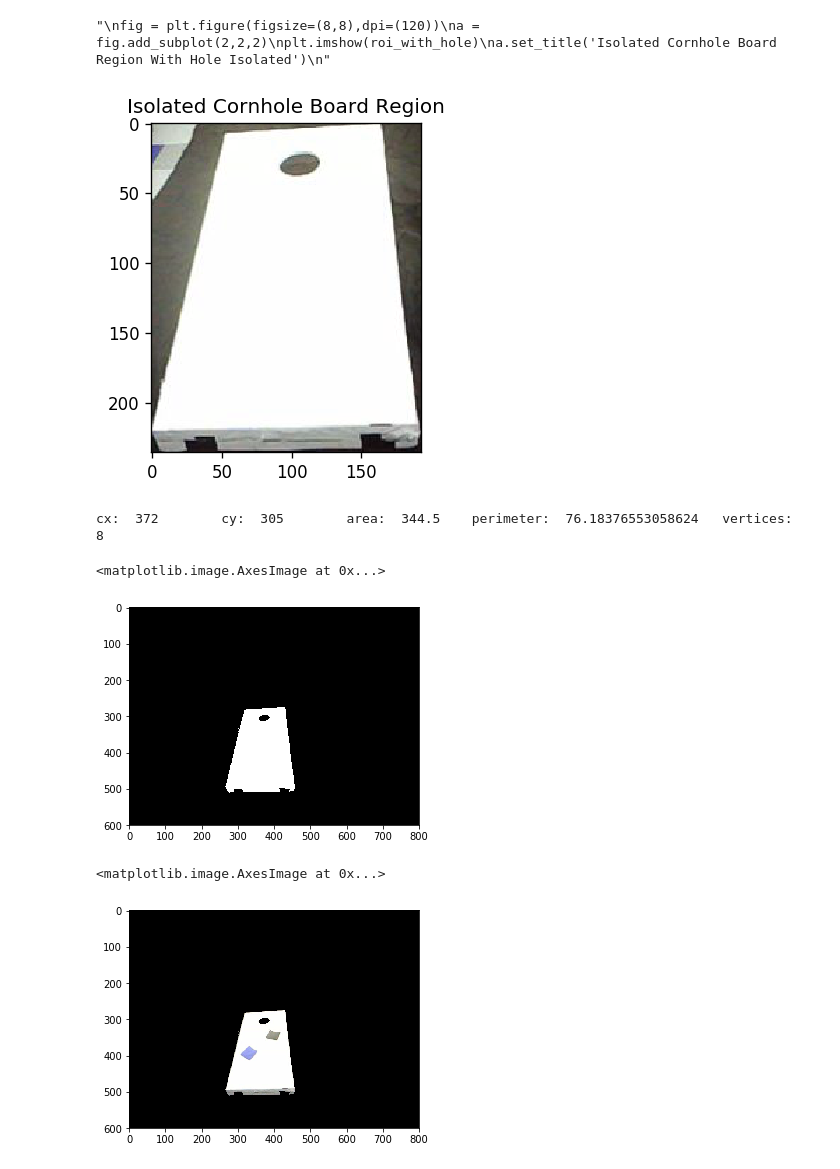
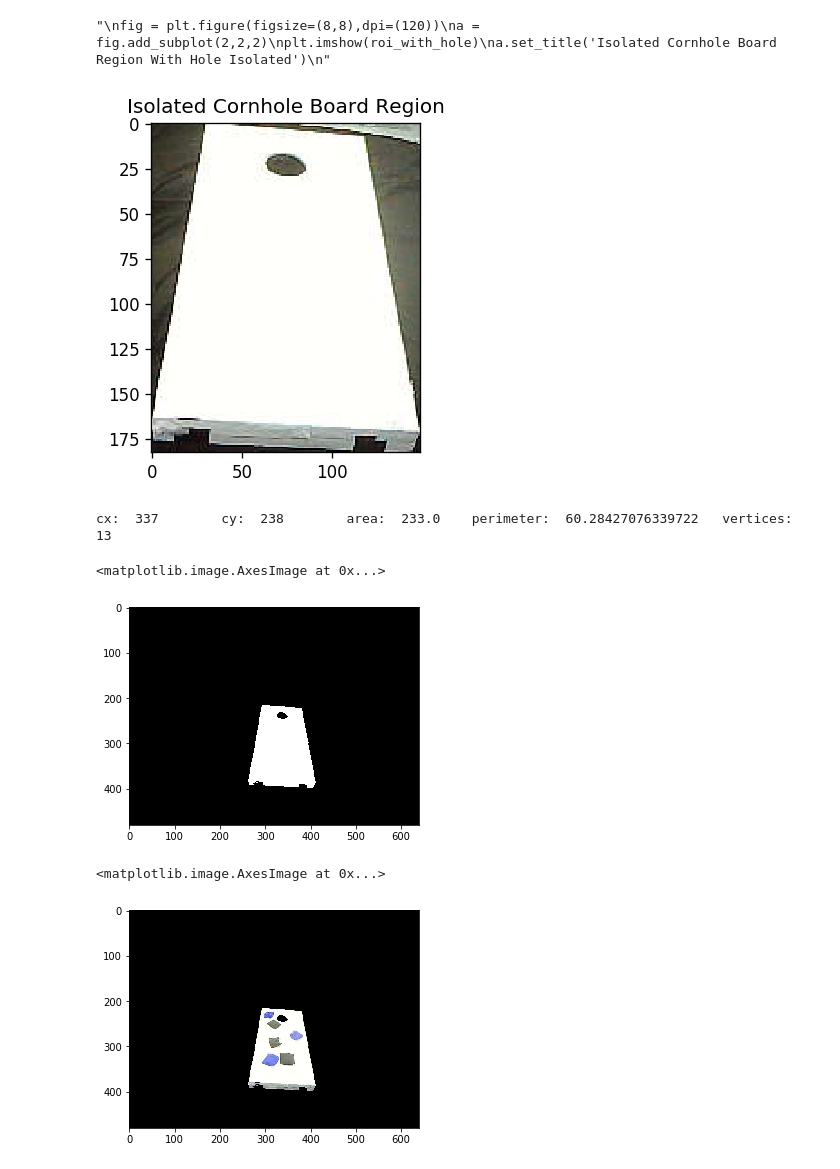
Before and after one commit to awlevin/cornhole-fiesta, a Jupyter notebook: opencv/NewestStable.ipynb, the cells around one changed output. Drawn from its saved outputs; the diff is of its cells as text; code cells hidden in the pictures.

```diff
--- a/opencv/NewestStable.ipynb
+++ b/opencv/NewestStable.ipynb
@@ -6,7 +6,7 @@ import sys
 %matplotlib inline
 
 # Load original source
-img = cv.imread('newtestpics/te0.png')
+img = cv.imread('socpics/te0.png')
 orig = img.copy()
 plt.imshow(img)
 
@@ -189,7 +194,7 @@ a.set_title('Isolated Cornhole Board Region With Hole Isolated')
 """
 # %% [output]
 "\nfig = plt.figure(figsize=(8,8),dpi=(120))\na = fig.add_subplot(2,2,2)\nplt.imshow(roi_with_hole)\na.set_title('Isolated Cornhole Board Region With Hole Isolated')\n"
-[figure, old version]
+[figure, new version]
 # %%
 # The purpose of this block is to...
 #    Create a mask of the board
@@ -234,20 +239,20 @@ else:
 
 plt.imshow(mask)
 # %% [output]
-cx:  372        cy:  305        area:  344.5    perimeter:  76.18376553058624   vertices:  8
+cx:  337        cy:  238        area:  233.0    perimeter:  60.28427076339722   vertices:  13
 <matplotlib.image.AxesImage at 0x...>
-[figure, old version]
+[figure, new version]
 # %%
 # Isolate the board area in a new image with bags on it (excluding the hole area)
-board_w_bags_orig = cv.imread('newtestpics/tb2r2.png')
+board_w_bags_orig = cv.imread('./socpics/tr3b3.png')
 board_w_bags = board_w_bags_orig.copy()
 
 board_area_isolated = board_w_bags & mask
 
 plt.imshow(board_area_isolated)
 # %% [output]
 <matplotlib.image.AxesImage at 0x...>
-[figure, old version]
+[figure, new version]
 # %%
 img = board_area_isolated.copy()
 graysrc = cv.cvtColor(img.copy(), cv.COLOR_BGR2GRAY)
```
Also changed, not shown: parts of 6 cells of this notebook, 6 other files.
